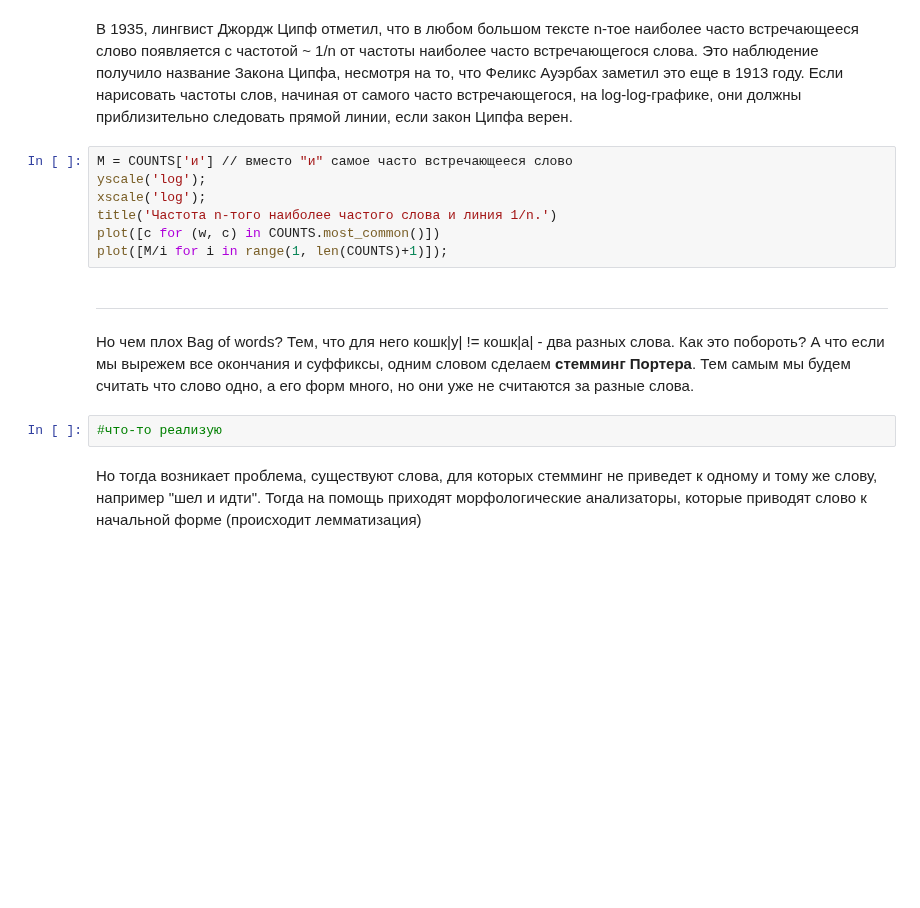
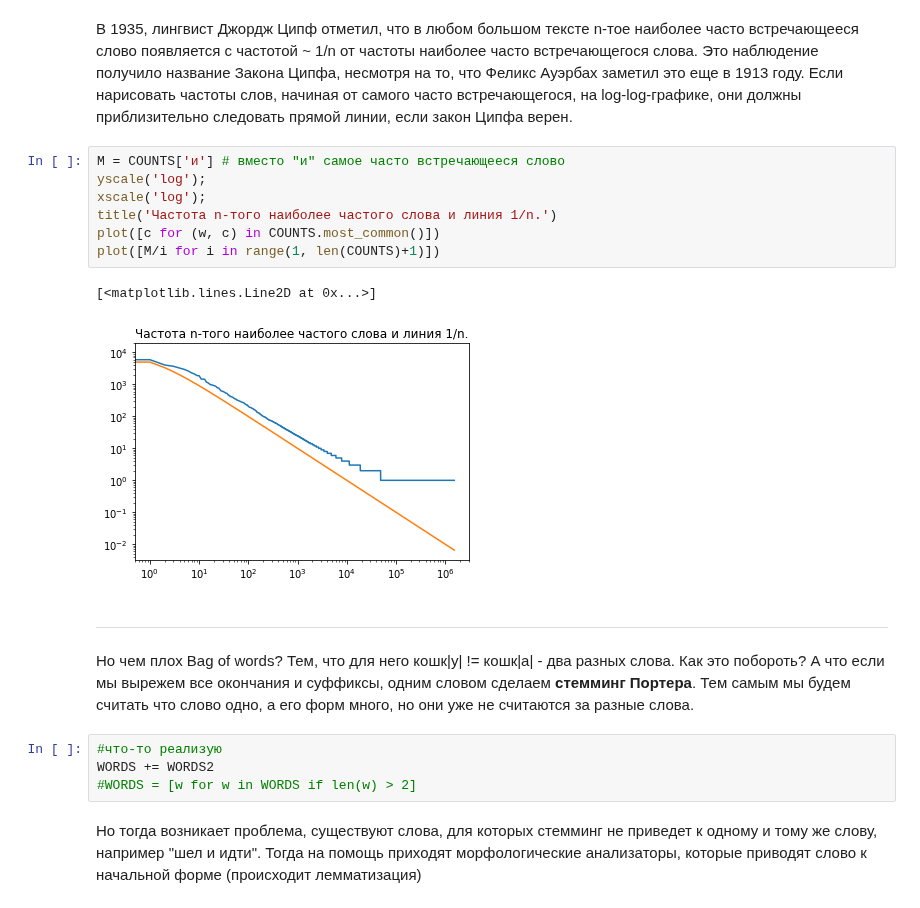
Before and after one commit to wequalwo/Alternative_exam, a Jupyter notebook: Alter.ipynb, the cells around one changed output. Saved outputs shown, nothing was run; the diff lists cells and outputs as text; blank space fills up the shorter version.

```diff
--- a/Alter.ipynb
+++ b/Alter.ipynb
@@ -90,17 +122,22 @@ for w in tokens('самые редкие слова: Крыжить, Михрю
 # %% [markdown]
 В 1935, лингвист Джордж Ципф отметил, что в любом большом тексте n-тое наиболее часто встречающееся слово появляется с частотой ~ 1/n от частоты наиболее часто встречающегося слова. Это наблюдение получило название Закона Ципфа, несмотря на то, что Феликс Ауэрбах заметил это еще в 1913 году. Если нарисовать частоты слов, начиная от самого часто встречающегося, на log-log-графике, они должны приблизительно следовать прямой линии, если закон Ципфа верен.
 # %%
-M = COUNTS['и'] // вместо "и" самое часто встречающееся слово
+M = COUNTS['и'] # вместо "и" самое часто встречающееся слово
 yscale('log');
 xscale('log');
 title('Частота n-того наиболее частого слова и линия 1/n.')
 plot([c for (w, c) in COUNTS.most_common()])
-plot([M/i for i in range(1, len(COUNTS)+1)]);
+plot([M/i for i in range(1, len(COUNTS)+1)])
+# %% [output]
+[<matplotlib.lines.Line2D at 0x...>]
+[figure, added]
 # %% [markdown]
 ----------------------------------------------------------------------------
 Но чем плох Bag of words? Тем, что для него кошк|у| != кошк|а| - два разных слова. Как это побороть? А что если мы вырежем все окончания и суффиксы, одним словом сделаем **стемминг Портера**. Тем самым мы будем считать что слово одно, а его форм много, но они уже не считаются за разные слова.
-# %%
-#что-то реализую
+# %%
+#что-то реализую
+WORDS += WORDS2
+#WORDS = [w for w in WORDS if len(w) > 2]
 # %% [markdown]
 Но тогда возникает проблема, существуют слова, для которых стемминг не приведет к одному и тому же слову, например "шел и идти". Тогда на помощь приходят морфологические анализаторы, которые приводят слово к начальной форме (происходит лемматизация)
 # %%
```
Also changed, not shown: parts of 31 cells of this notebook, 1 other file.
